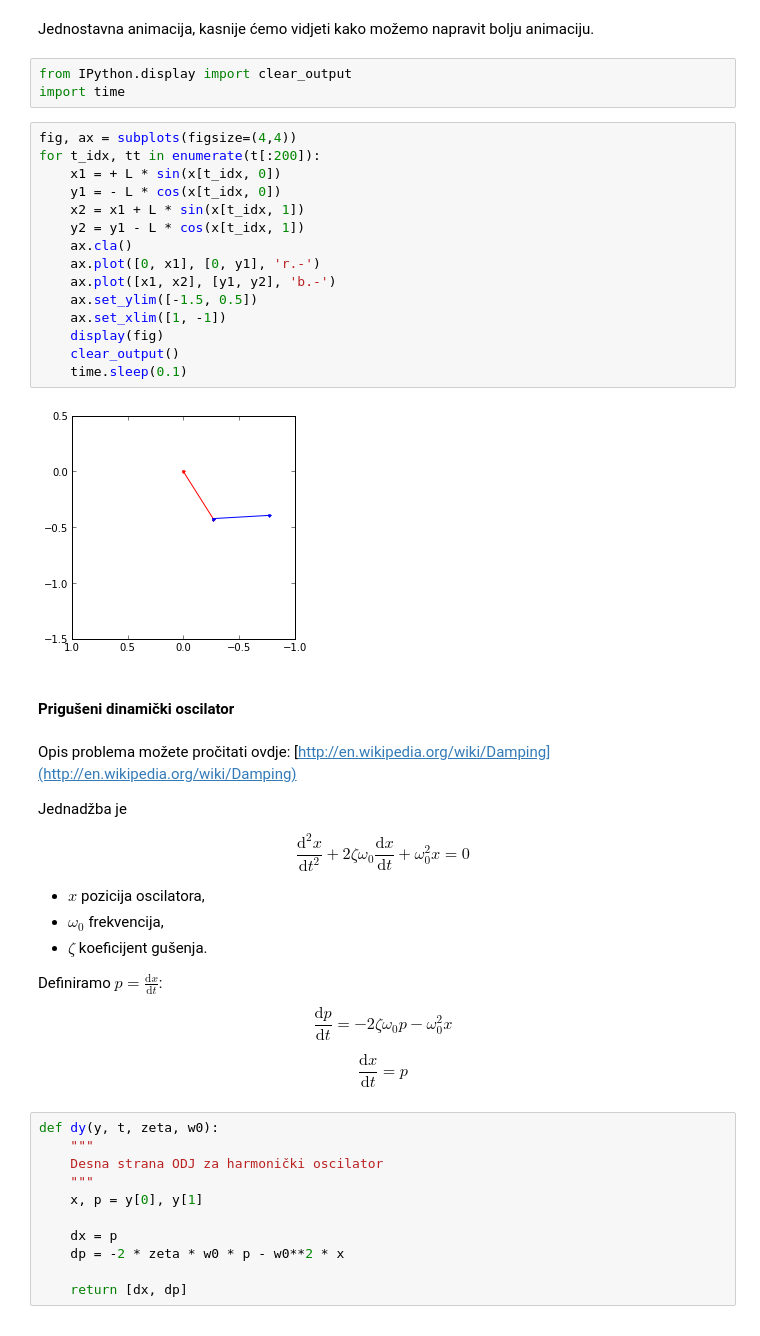
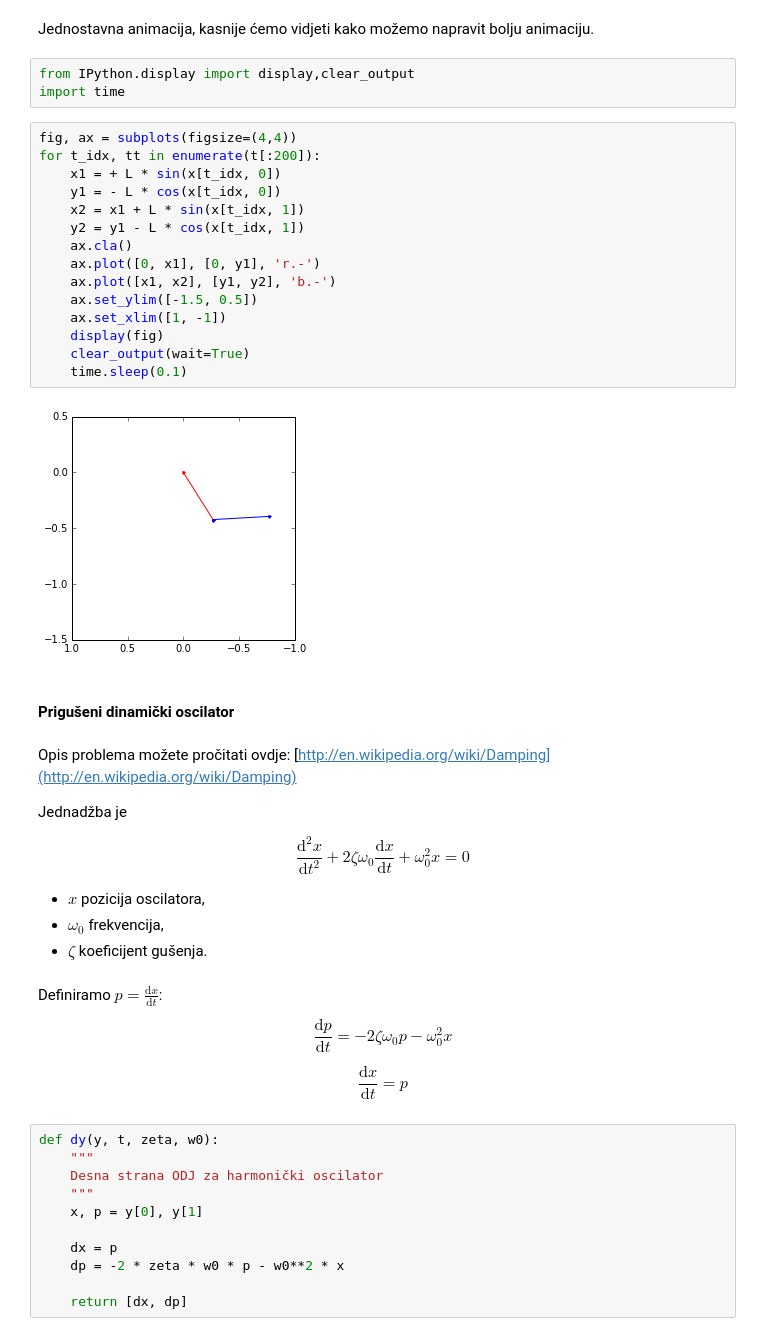
Before and after one commit to inakic/matsoft, a Jupyter notebook: Scipy.ipynb, the cells around one changed output. Saved outputs shown, nothing was run; the diff lists cells and outputs as text.

```diff
--- a/Scipy.ipynb
+++ b/Scipy.ipynb
@@ -224,25 +224,25 @@ axes[1].set_xlim([1, -1]);
 # %% [markdown]
 Jednostavna animacija, kasnije ćemo vidjeti kako možemo napravit bolju animaciju.
 # %%
-from IPython.display import clear_output
+from IPython.display import display,clear_output
 import time
 # %%
 fig, ax = subplots(figsize=(4,4))
 for t_idx, tt in enumerate(t[:200]):
     x1 = + L * sin(x[t_idx, 0])
     y1 = - L * cos(x[t_idx, 0])
     x2 = x1 + L * sin(x[t_idx, 1])
     y2 = y1 - L * cos(x[t_idx, 1])
     ax.cla()
     ax.plot([0, x1], [0, y1], 'r.-')
     ax.plot([x1, x2], [y1, y2], 'b.-')
     ax.set_ylim([-1.5, 0.5])
     ax.set_xlim([1, -1])
     display(fig)
-    clear_output()
+    clear_output(wait=True)
     time.sleep(0.1)
 # %% [output]
-[figure, old version]
+[figure, new version]
 # %% [markdown]
 #### Prigušeni dinamički oscilator
 # %% [markdown]
@@ -255,12 +255,12 @@ Jednadžba je
 + $x$ pozicija oscilatora,
 + $\omega_0$ frekvencija,
 + $\zeta$ koeficijent gušenja.
-
-Definiramo $p = \frac{\mathrm{d}x}{\mathrm{d}t}$:
-
-\begin{equation} \frac{\mathrm{d}p}{\mathrm{d}t} = - 2\zeta\omega_0 p - \omega^2_0 x \end{equation}
-
-\begin{equation} \frac{\mathrm{d}x}{\mathrm{d}t} = p \end{equation}
+# %% [markdown]
+Definiramo $p = \frac{\mathrm{d}x}{\mathrm{d}t}$:
+
+\begin{equation} \frac{\mathrm{d}p}{\mathrm{d}t} = - 2\zeta\omega_0 p - \omega^2_0 x \end{equation}
+
+\begin{equation} \frac{\mathrm{d}x}{\mathrm{d}t} = p \end{equation}
 # %%
 def dy(y, t, zeta, w0):
     """
```
Also changed, not shown: parts of 24 cells of this notebook.
